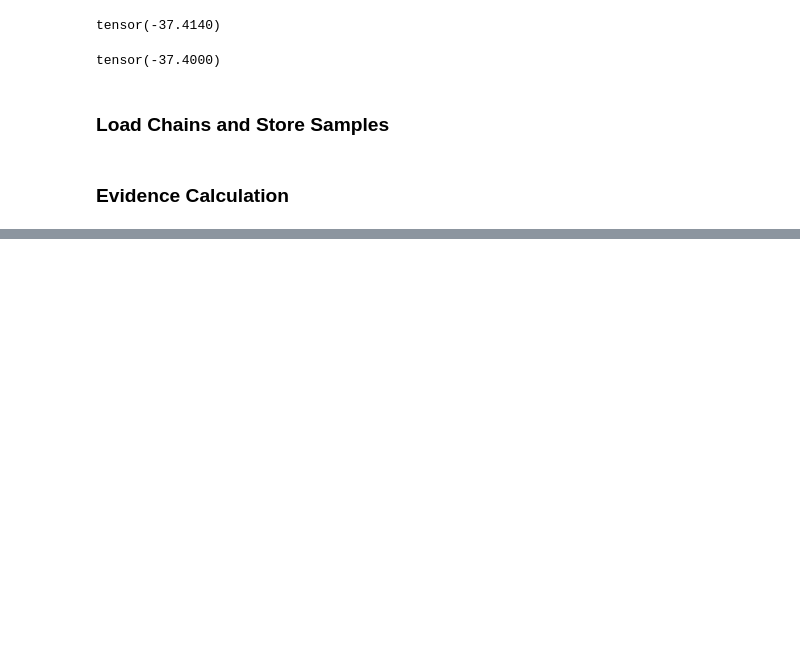
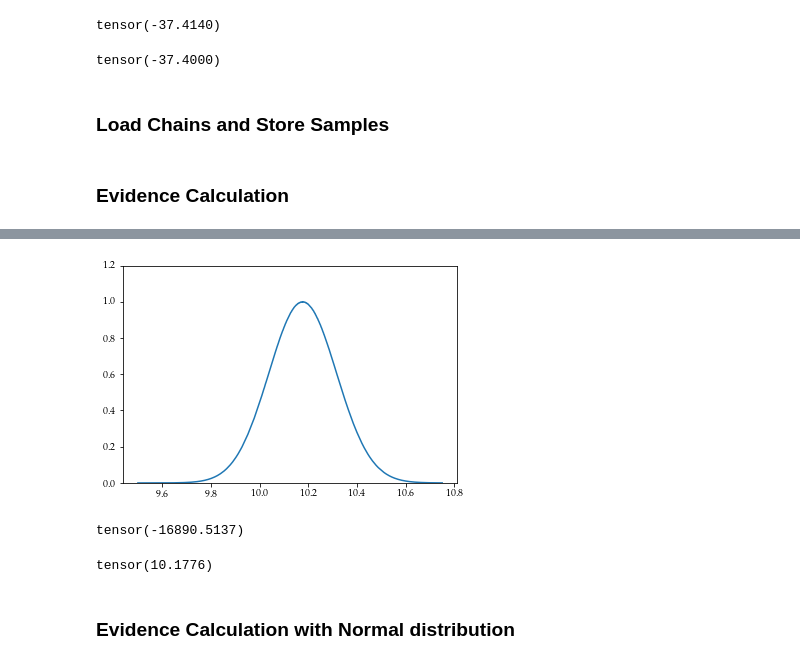
Before and after one commit to Harry45/COMGAP, a Jupyter notebook: playground.ipynb, the cells around one changed output, grey strips where cells are left out. Drawn from its saved outputs; the diff is of its cells as text; code cells hidden in the pictures; blank space fills up the shorter version.

```diff
--- a/playground.ipynb
+++ b/playground.ipynb
@@ -480,0 +527,37 @@ MLE_S
+# %%
+def loglike_gamma(data, alpha, rate: float = 5.0):
+
+    alpha = torch.tensor([alpha], dtype = torch.float32)
+    rate = torch.tensor([rate], dtype = torch.float32)
+
+    dist = torch.distributions.gamma.Gamma(alpha, rate)
+
+    logp = dist.log_prob(data)
+
+    return torch.sum(logp).item()
+# %%
+def logprior_normal(data, mean: float = 10.0, sigma: float = 1.0):
+
+    mean = torch.tensor([mean], dtype = torch.float32)
+    sigma = torch.tensor([sigma], dtype = torch.float32)
+
+    dist = torch.distributions.normal.Normal(mean, sigma)
+
+    logp = dist.log_prob(data)
+
+    return torch.sum(logp).item()
+# %%
+alpha_grid = torch.linspace(9.5, 10.75, 1000)
+# %%
+logpost = torch.tensor([loglike_gamma(data, alpha_grid[i].item()) + logprior_normal(data) for i in range(1000)])
+# %%
+plt.figure()
+plt.plot(alpha_grid, torch.exp(logpost - logpost.max()))
+plt.ylim(0.0, 1.2)
+plt.show()
+# %% [output]
+[figure, added]
+# %%
+max(logpost)
+# %% [output]
+tensor(-16890.5137)
@@ -480,0 +568,6 @@ MLE_S
+# %%
+torch.trapz(alpha_grid*pdf_alpha, alpha_grid)
+# %% [output]
+tensor(10.1776)
+# %% [markdown]
+### Evidence Calculation with Normal distribution
```
Also changed, not shown: parts of 19 cells of this notebook, 2 other files.
